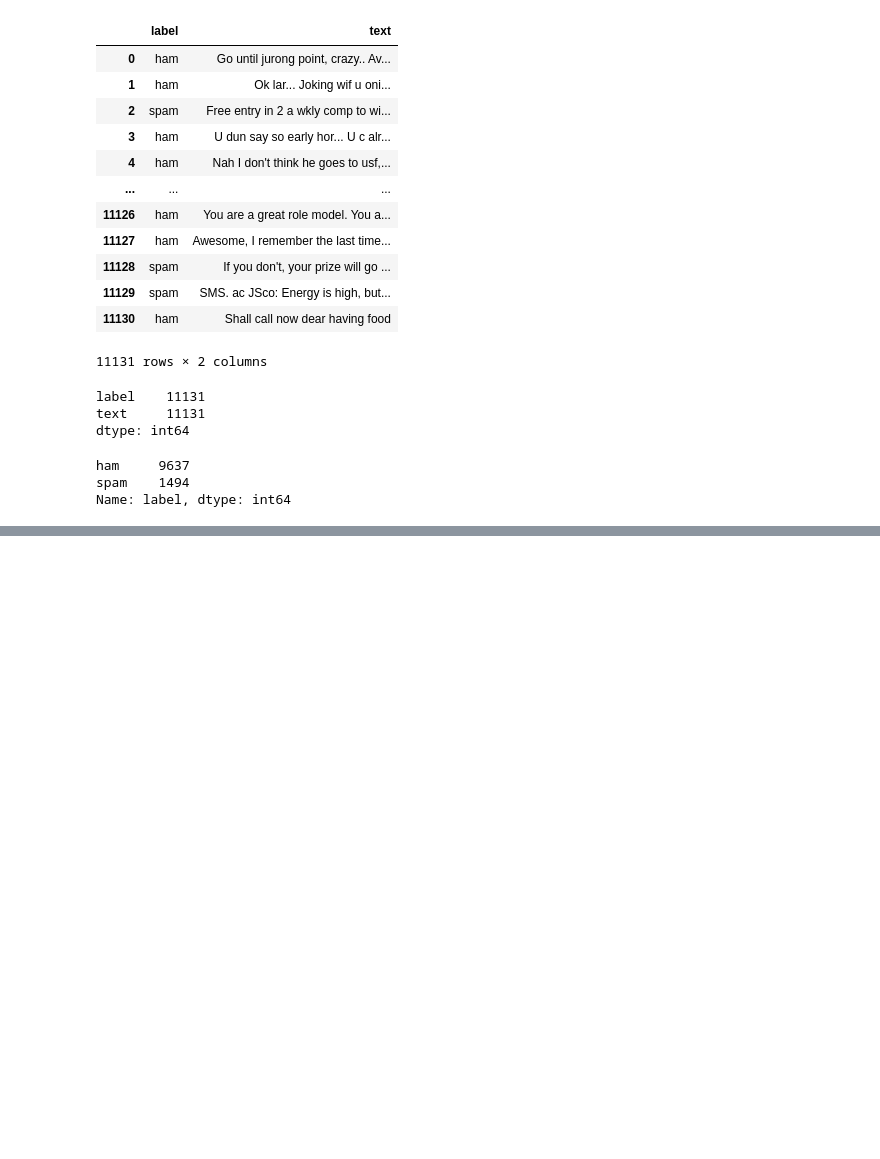
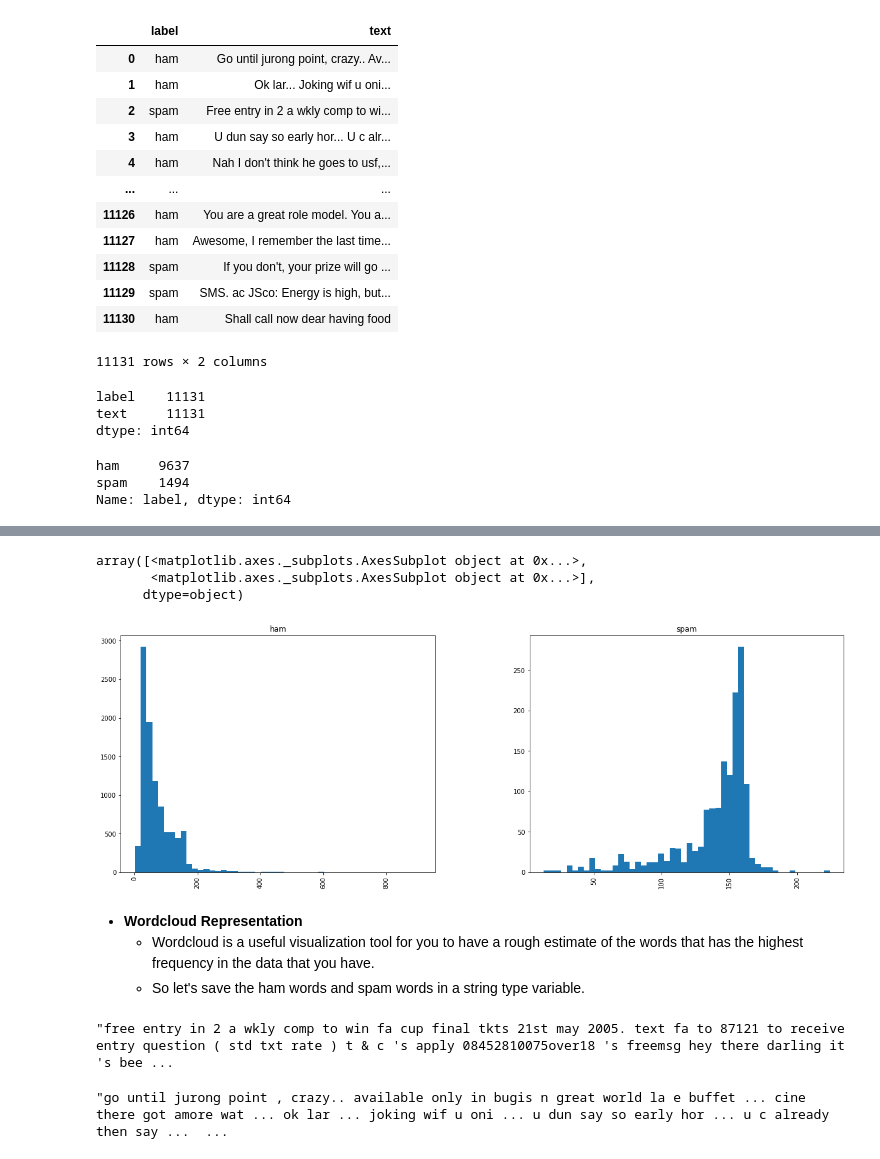
Before and after one commit to PrajjawalBanati/SMS-Spam-Classifier, a Jupyter notebook: SMS-spam-classifier.ipynb, the cells around one changed output, grey strips where cells are left out. Cells and saved outputs as stored; diff of their text form; code cells hidden in the pictures; blank space fills up the shorter version.

```diff
--- a/SMS-spam-classifier.ipynb
+++ b/SMS-spam-classifier.ipynb
@@ -78,0 +123,11 @@ Name: label, dtype: int64
+# %%
+dataset.hist(column='length', by='label',bins=50,figsize=(20,7))
+# %% [output]
+array([<matplotlib.axes._subplots.AxesSubplot object at 0x...>,
+       <matplotlib.axes._subplots.AxesSubplot object at 0x...>],
+      dtype=object)
+[figure, added]
+# %% [markdown]
+- <b>Wordcloud Representation</b>
+    - Wordcloud is a useful visualization tool for you to have a rough estimate of the words that has the highest frequency in the data that you have.
+    - So let's save the ham words and spam words in a string type variable.
@@ -78,0 +148,8 @@ Name: label, dtype: int64
+# %%
+spam_words
+# %% [output]
+"free entry in 2 a wkly comp to win fa cup final tkts 21st may 2005. text fa to 87121 to receive entry question ( std txt rate ) t & c 's apply 08452810075over18 's freemsg hey there darling it 's bee ...
+# %%
+ham_words
+# %% [output]
+"go until jurong point , crazy.. available only in bugis n great world la e buffet ... cine there got amore wat ... ok lar ... joking wif u oni ... u dun say so early hor ... u c already then say ...  ...
```
Also changed, not shown: parts of 33 cells of this notebook.
